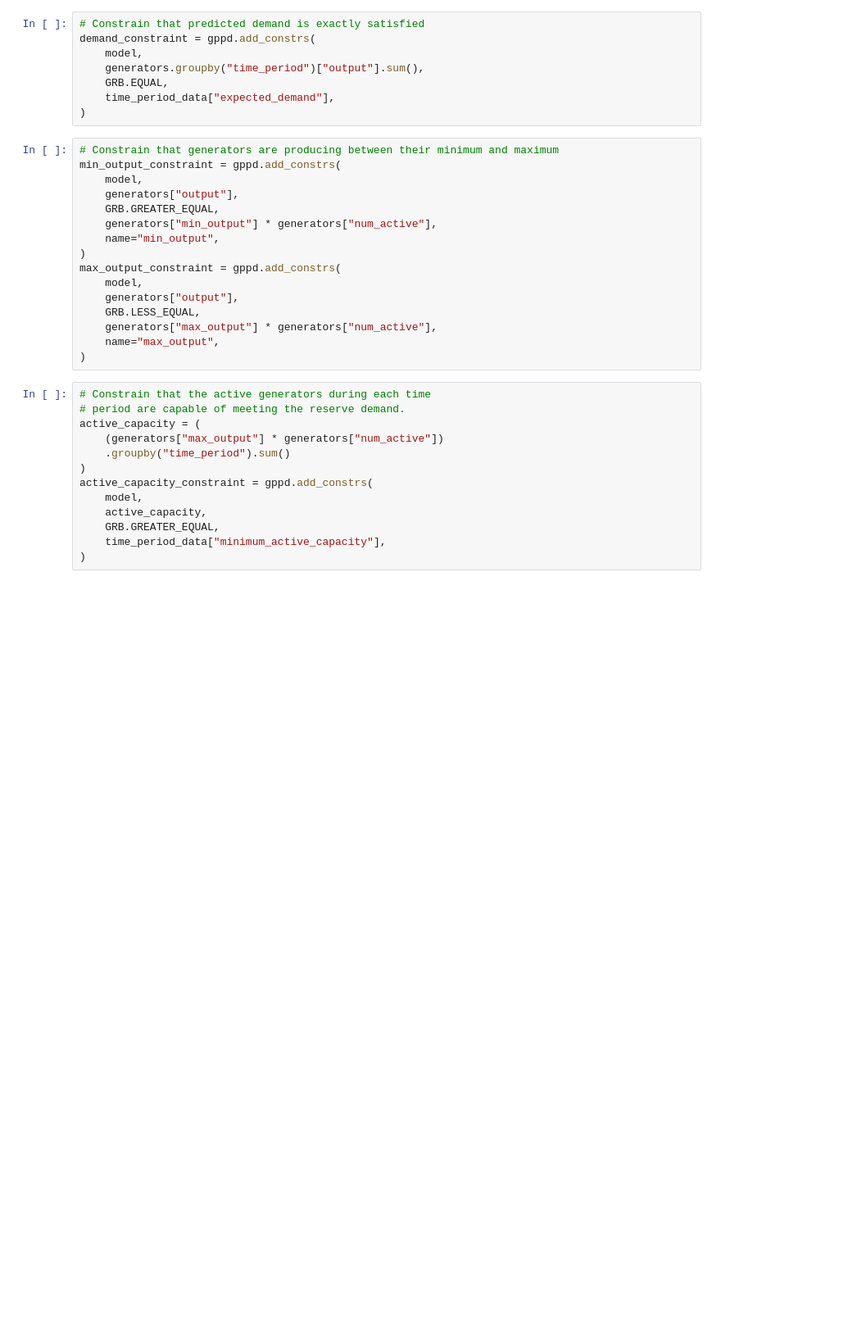
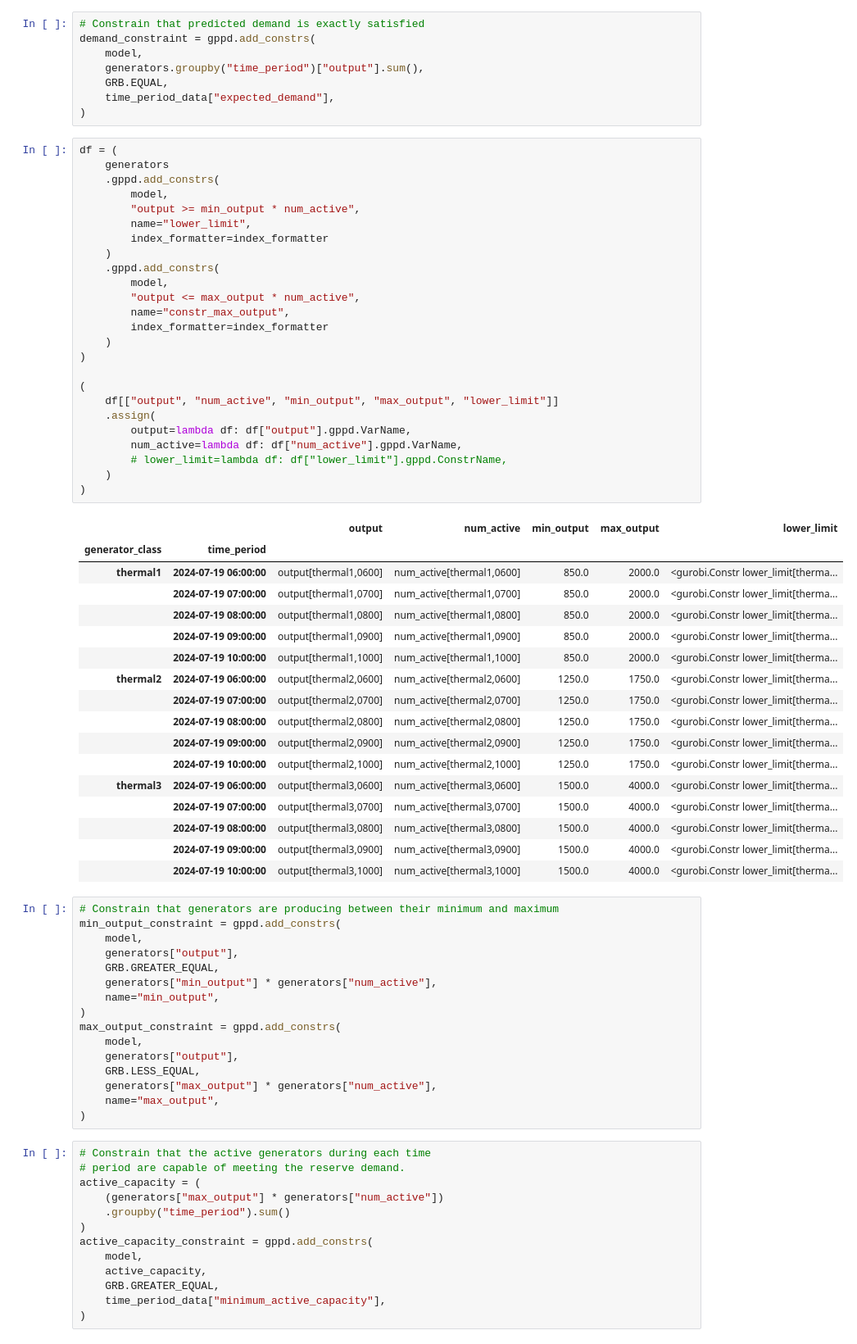
Before and after one commit to Gurobi/gurobipy-pandas, a Jupyter notebook: unit-commitment.ipynb, the cells around one changed output. Shown at 82% size. Saved outputs shown, nothing was run; the diff lists cells and outputs as text; blank space fills up the shorter version.

```diff
--- a/unit-commitment.ipynb
+++ b/unit-commitment.ipynb
@@ -159,6 +159,49 @@ demand_constraint = gppd.add_constrs(
     GRB.EQUAL,
     time_period_data["expected_demand"],
 )
+# %%
+df = (
+    generators
+    .gppd.add_constrs(
+        model,
+        "output >= min_output * num_active",
+        name="lower_limit",
+        index_formatter=index_formatter
+    )
+    .gppd.add_constrs(
+        model,
+        "output <= max_output * num_active",
+        name="constr_max_output",
+        index_formatter=index_formatter
+    )
+)
+
+(
+    df[["output", "num_active", "min_output", "max_output", "lower_limit"]]
+    .assign(
+        output=lambda df: df["output"].gppd.VarName,
+        num_active=lambda df: df["num_active"].gppd.VarName,
+        # lower_limit=lambda df: df["lower_limit"].gppd.ConstrName,
+    )
+)
+# %% [output]
+|  |  | output | num_active | min_output | max_output | lower_limit |
+| generator_class | time_period |  |  |  |  |  |
+| thermal1 | 2024-07-19 06:00:00 | output[thermal1,0600] | num_active[thermal1,0600] | 850.0 | 2000.0 | <gurobi.Constr lower_limit[therma... |
+|  | 2024-07-19 07:00:00 | output[thermal1,0700] | num_active[thermal1,0700] | 850.0 | 2000.0 | <gurobi.Constr lower_limit[therma... |
+|  | 2024-07-19 08:00:00 | output[thermal1,0800] | num_active[thermal1,0800] | 850.0 | 2000.0 | <gurobi.Constr lower_limit[therma... |
+|  | 2024-07-19 09:00:00 | output[thermal1,0900] | num_active[thermal1,0900] | 850.0 | 2000.0 | <gurobi.Constr lower_limit[therma... |
+|  | 2024-07-19 10:00:00 | output[thermal1,1000] | num_active[thermal1,1000] | 850.0 | 2000.0 | <gurobi.Constr lower_limit[therma... |
+| thermal2 | 2024-07-19 06:00:00 | output[thermal2,0600] | num_active[thermal2,0600] | 1250.0 | 1750.0 | <gurobi.Constr lower_limit[therma... |
+|  | 2024-07-19 07:00:00 | output[thermal2,0700] | num_active[thermal2,0700] | 1250.0 | 1750.0 | <gurobi.Constr lower_limit[therma... |
+|  | 2024-07-19 08:00:00 | output[thermal2,0800] | num_active[thermal2,0800] | 1250.0 | 1750.0 | <gurobi.Constr lower_limit[therma... |
+|  | 2024-07-19 09:00:00 | output[thermal2,0900] | num_active[thermal2,0900] | 1250.0 | 1750.0 | <gurobi.Constr lower_limit[therma... |
+|  | 2024-07-19 10:00:00 | output[thermal2,1000] | num_active[thermal2,1000] | 1250.0 | 1750.0 | <gurobi.Constr lower_limit[therma... |
+| thermal3 | 2024-07-19 06:00:00 | output[thermal3,0600] | num_active[thermal3,0600] | 1500.0 | 4000.0 | <gurobi.Constr lower_limit[therma... |
+|  | 2024-07-19 07:00:00 | output[thermal3,0700] | num_active[thermal3,0700] | 1500.0 | 4000.0 | <gurobi.Constr lower_limit[therma... |
+|  | 2024-07-19 08:00:00 | output[thermal3,0800] | num_active[thermal3,0800] | 1500.0 | 4000.0 | <gurobi.Constr lower_limit[therma... |
+|  | 2024-07-19 09:00:00 | output[thermal3,0900] | num_active[thermal3,0900] | 1500.0 | 4000.0 | <gurobi.Constr lower_limit[therma... |
+|  | 2024-07-19 10:00:00 | output[thermal3,1000] | num_active[thermal3,1000] | 1500.0 | 4000.0 | <gurobi.Constr lower_limit[therma... |
 # %%
 # Constrain that generators are producing between their minimum and maximum
 min_output_constraint = gppd.add_constrs(
```
Also changed, not shown: parts of 6 cells of this notebook.
